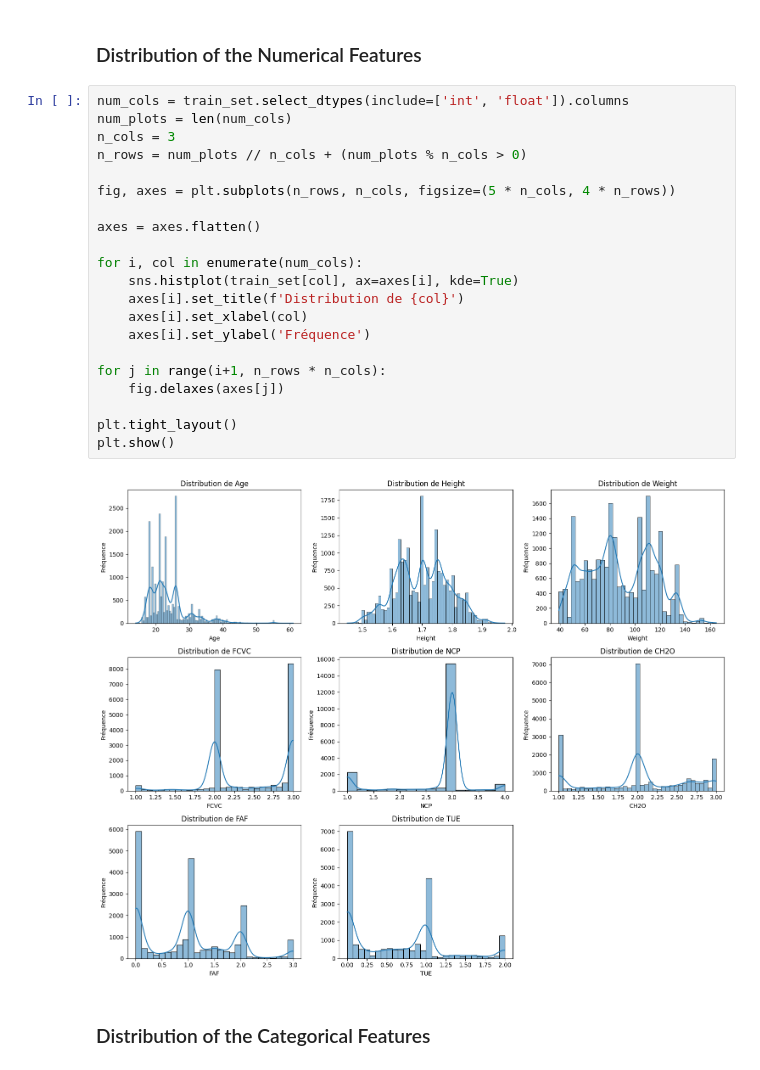
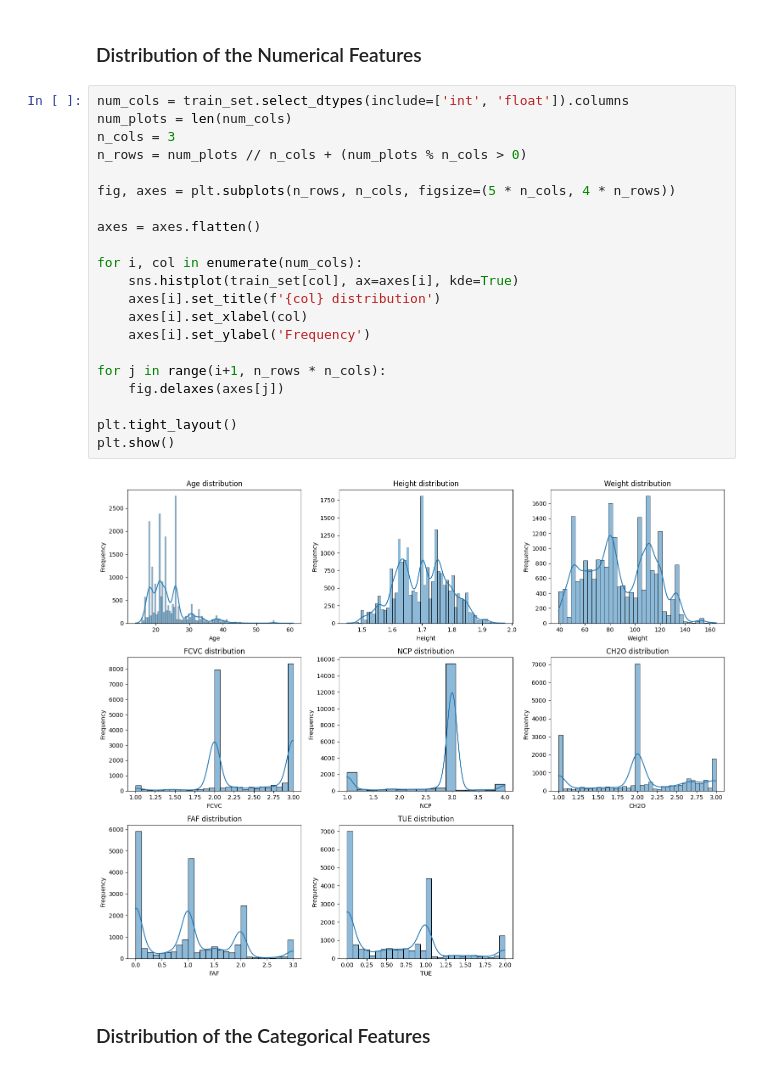
Before and after one commit to aubin4444/DS52-Obesity-Prediction, a Jupyter notebook: obesity.ipynb, the cells around one changed output. Drawn from its saved outputs; the diff is of its cells as text.

```diff
--- a/obesity.ipynb
+++ b/obesity.ipynb
@@ -170,26 +170,26 @@ There are 0 duplicate rows in the test set
 # %%
 num_cols = train_set.select_dtypes(include=['int', 'float']).columns
 num_plots = len(num_cols)
 n_cols = 3
 n_rows = num_plots // n_cols + (num_plots % n_cols > 0)
 
 fig, axes = plt.subplots(n_rows, n_cols, figsize=(5 * n_cols, 4 * n_rows))
 
 axes = axes.flatten()
 
 for i, col in enumerate(num_cols):
     sns.histplot(train_set[col], ax=axes[i], kde=True)
-    axes[i].set_title(f'Distribution de {col}')
+    axes[i].set_title(f'{col} distribution')
     axes[i].set_xlabel(col)
-    axes[i].set_ylabel('Fréquence')
+    axes[i].set_ylabel('Frequency')
 
 for j in range(i+1, n_rows * n_cols):
     fig.delaxes(axes[j])
 
 plt.tight_layout()
 plt.show()
 # %% [output]
-[figure, old version]
+[figure, new version]
 # %% [markdown]
 ### Distribution of the Categorical Features
 # %%
```
Also changed, not shown: parts of 15 cells of this notebook.
